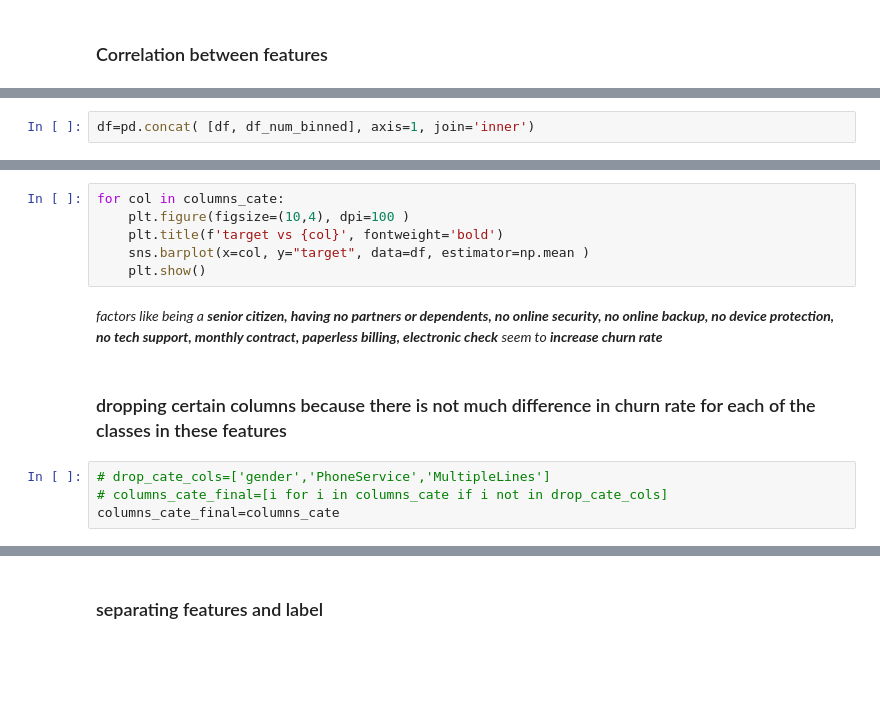
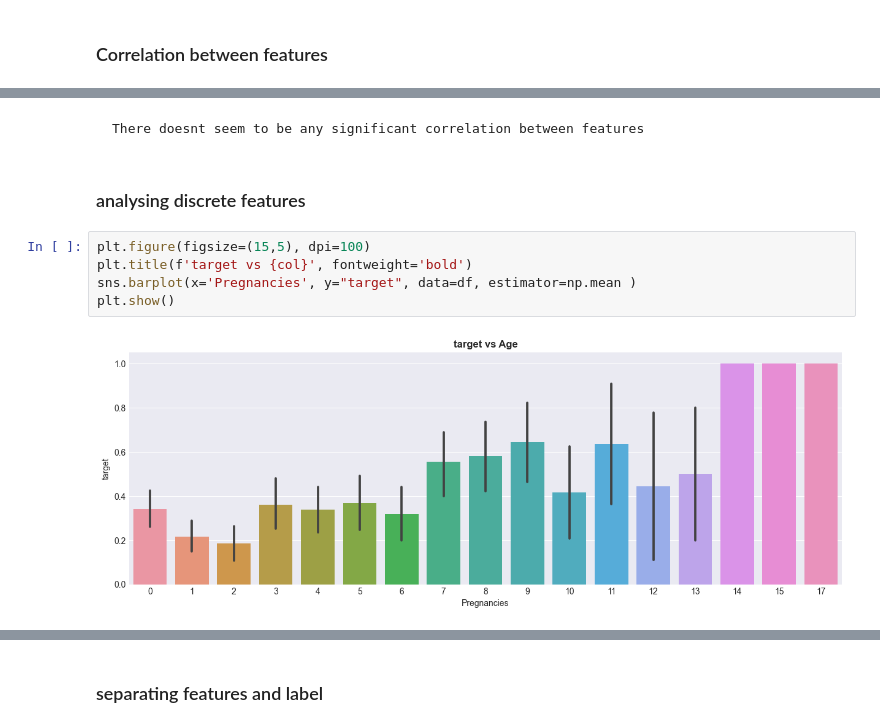
Before and after one commit to afzalmp40/ML-Basic, a Jupyter notebook: Supervised/pima diabetes using pipelines/PIMA diabetes using pipelines.ipynb, the cells around one changed output, grey strips where cells are left out. Cells and saved outputs as stored; diff of their text form; blank space fills up the shorter version.

```diff
--- a/Supervised/pima diabetes using pipelines/PIMA diabetes using pipelines.ipynb
+++ b/Supervised/pima diabetes using pipelines/PIMA diabetes using pipelines.ipynb
@@ -441,2 +440,0 @@ NameError: name 'columns_num' is not defined
-# %%
-df=pd.concat( [df, df_num_binned], axis=1, join='inner')
@@ -459,15 +441,11 @@ for col in df_num_binned.columns:
-# %%
-for col in columns_cate:
-    plt.figure(figsize=(10,4), dpi=100 )
-    plt.title(f'target vs {col}', fontweight='bold')
-    sns.barplot(x=col, y="target", data=df, estimator=np.mean )
-    plt.show()
-# %% [markdown]
-*factors like being a **senior citizen, having no partners or dependents, no online security, no online backup,
-</br>no device protection, no tech support, monthly contract, paperless billing, electronic check** seem to **increase churn rate***
-# %% [markdown]
-### dropping certain columns because there is not much difference in churn rate for each of the classes in these features
-# %%
-# drop_cate_cols=['gender','PhoneService','MultipleLines']
-# columns_cate_final=[i for i in columns_cate if i not in drop_cate_cols]
-columns_cate_final=columns_cate
+# %% [markdown]
+    There doesnt seem to be any significant correlation between features
+# %% [markdown]
+### analysing discrete features
+# %%
+plt.figure(figsize=(15,5), dpi=100)
+plt.title(f'target vs {col}', fontweight='bold')
+sns.barplot(x='Pregnancies', y="target", data=df, estimator=np.mean )
+plt.show()
+# %% [output]
+[figure, added]
```
Also changed, not shown: parts of 21 cells of this notebook.
